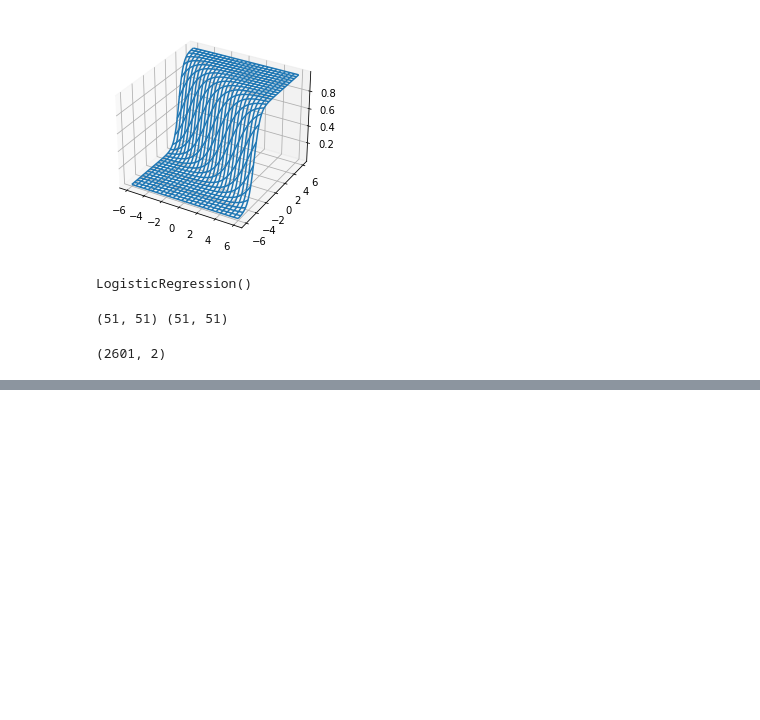
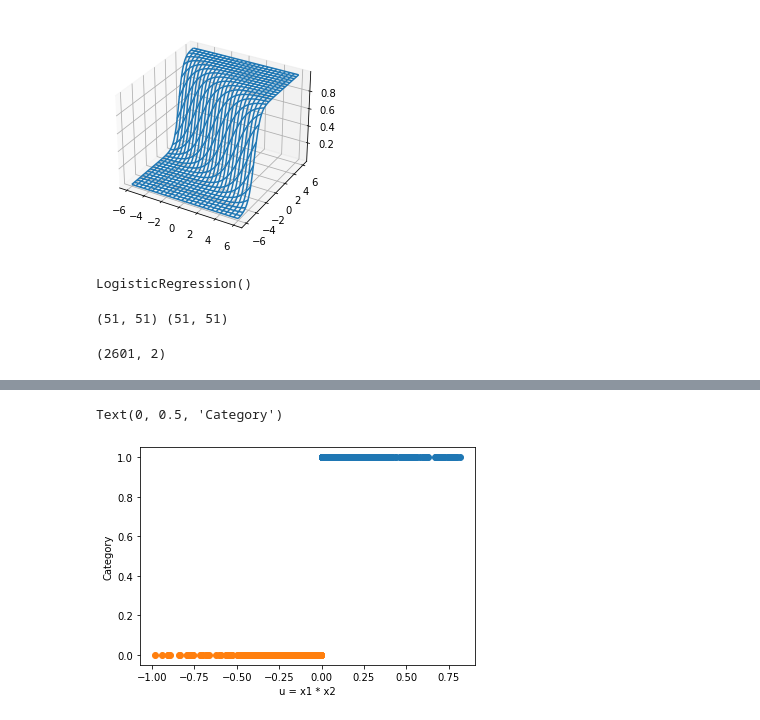
Before and after one commit to Meridolian/thedatafrog_tutorials, a Jupyter notebook: supervised_learning/logistic_regression_vs_neural_network_non_linearities.ipynb, the cells around one changed output, grey strips where cells are left out. Saved outputs shown, nothing was run; the diff lists cells and outputs as text; code cells hidden in the pictures; blank space fills up the shorter version.

```diff
--- a/supervised_learning/logistic_regression_vs_neural_network_non_linearities.ipynb
+++ b/supervised_learning/logistic_regression_vs_neural_network_non_linearities.ipynb
@@ -158,0 +184,17 @@ Text(0, 0.5, 'x2')
+# %%
+# category 0:
+# for all examples in category 0,
+# we take the product x1*x2
+sru0 = srx0[:, 0] * srx0[:, 1]
+# and we assign 1 as a label to this category
+sry0 = np.ones(len(sru0))
+# same with category 1
+sru1 = srx1[:, 0] * srx1[:, 1]
+sry1 = np.zeros(len(sru1))
+plt.scatter(sru0, sry0)
+plt.scatter(sru1, sry1)
+plt.xlabel("u = x1 * x2")
+plt.ylabel("Category")
+# %% [output]
+Text(0, 0.5, 'Category')
+[figure, added]
```
Also changed, not shown: parts of 19 cells of this notebook.
